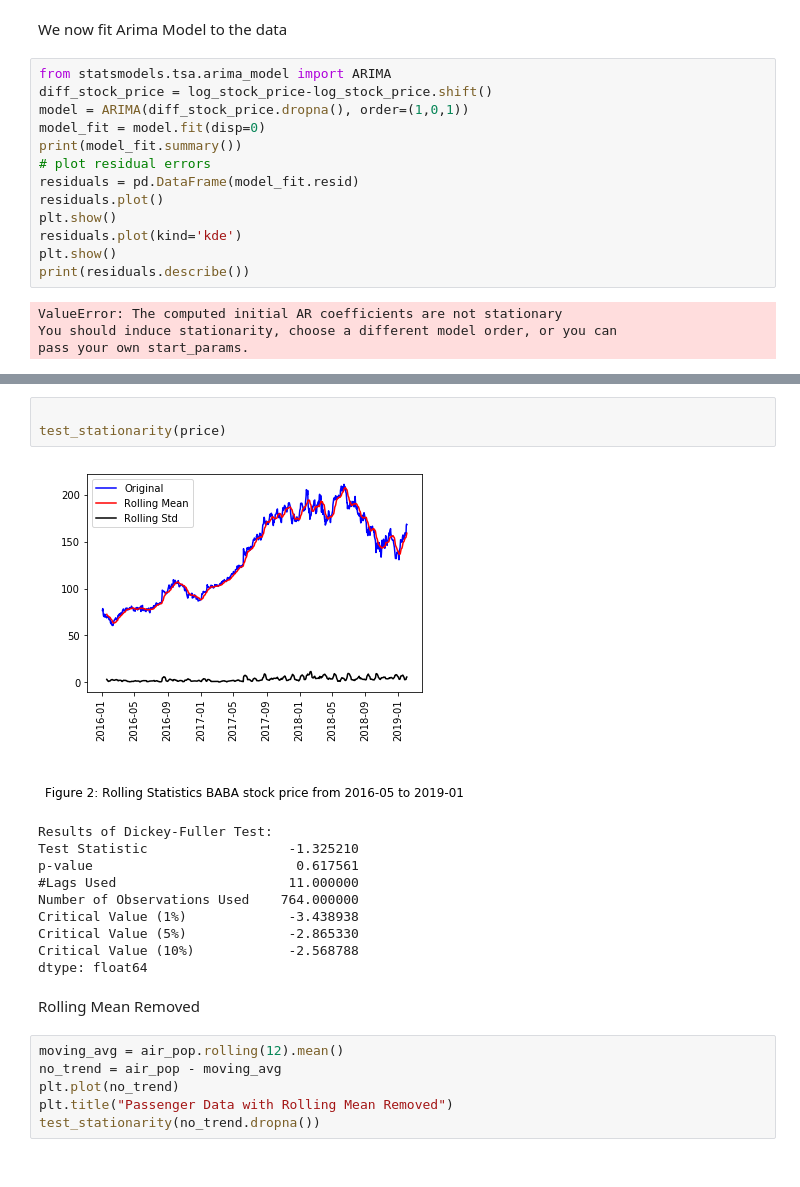
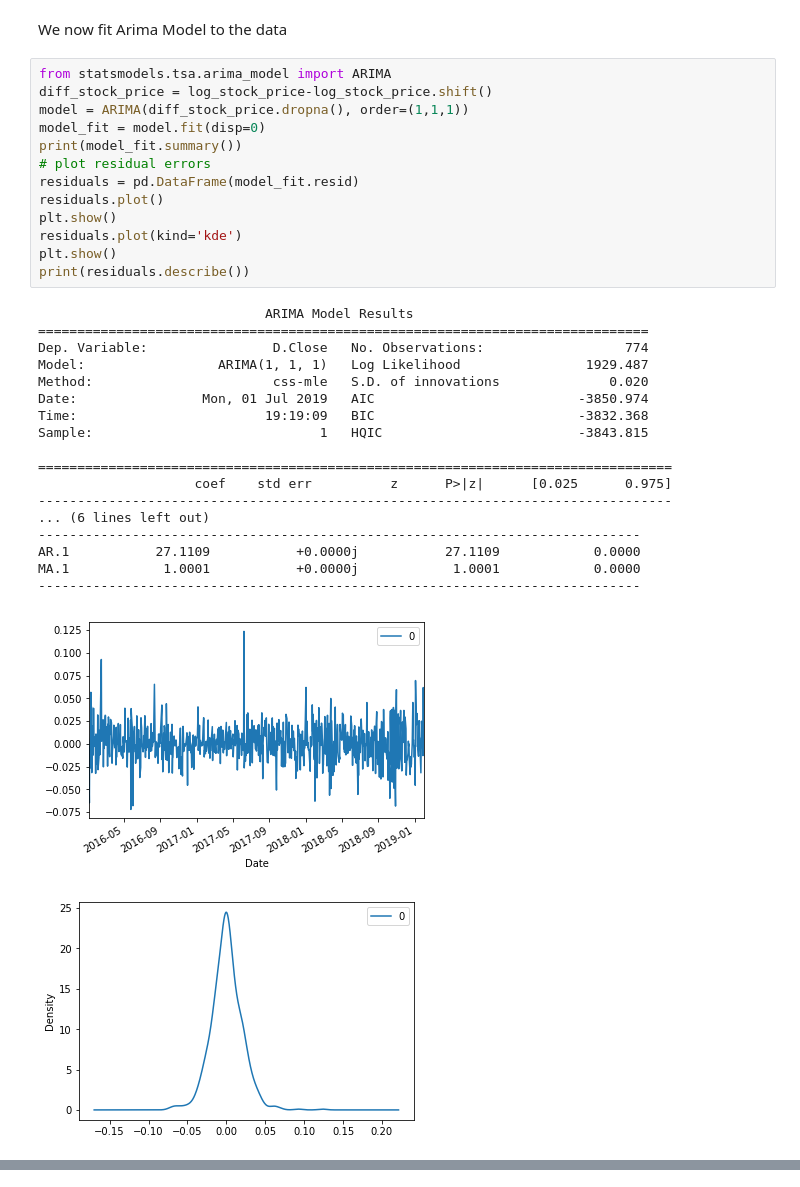
Before and after one commit to rfarhanian/qtw, a Jupyter notebook: week8/ch11code+(3)/ch11/Shon Python Notebook Stock Prices.ipynb, the cells around one changed output, grey strips where cells are left out. Drawn from its saved outputs; the diff is of its cells as text.

Commit message:
Arima code working update

```diff
--- a/week8/ch11code+(3)/ch11/Shon Python Notebook Stock Prices.ipynb
+++ b/week8/ch11code+(3)/ch11/Shon Python Notebook Stock Prices.ipynb
@@ -224,17 +222,33 @@ We now fit Arima Model to the data
 # %%
 from statsmodels.tsa.arima_model import ARIMA
 diff_stock_price = log_stock_price-log_stock_price.shift()
-model = ARIMA(diff_stock_price.dropna(), order=(1,0,1))
+model = ARIMA(diff_stock_price.dropna(), order=(1,1,1))
 model_fit = model.fit(disp=0)
 print(model_fit.summary())
 # plot residual errors
 residuals = pd.DataFrame(model_fit.resid)
 residuals.plot()
 plt.show()
 residuals.plot(kind='kde')
 plt.show()
 print(residuals.describe())
 # %% [output]
-ValueError: The computed initial AR coefficients are not stationary
-You should induce stationarity, choose a different model order, or you can
-pass your own start_params.
+                             ARIMA Model Results
+==============================================================================
+Dep. Variable:                D.Close   No. Observations:                  774
+Model:                 ARIMA(1, 1, 1)   Log Likelihood                1929.487
+Method:                       css-mle   S.D. of innovations              0.020
+Date:                Mon, 01 Jul 2019   AIC                          -3850.974
+Time:                        19:19:09   BIC                          -3832.368
+Sample:                             1   HQIC                         -3843.815
+
+=================================================================================
+                    coef    std err          z      P>|z|      [0.025      0.975]
+---------------------------------------------------------------------------------
+... (6 lines left out)
+-----------------------------------------------------------------------------
+AR.1           27.1109           +0.0000j           27.1109            0.0000
+MA.1            1.0001           +0.0000j            1.0001            0.0000
+-----------------------------------------------------------------------------
+[figure, added]
+[figure, added]
@@ -241,22 +263,0 @@ pass your own start_params.
-# %%
-
-test_stationarity(price)
-# %% [output]
-[figure, removed]
-Results of Dickey-Fuller Test:
-Test Statistic                  -1.325210
-p-value                          0.617561
-#Lags Used                      11.000000
-Number of Observations Used    764.000000
-Critical Value (1%)             -3.438938
-Critical Value (5%)             -2.865330
-Critical Value (10%)            -2.568788
-dtype: float64
-# %% [markdown]
-Rolling Mean Removed
-# %%
-moving_avg = air_pop.rolling(12).mean()
-no_trend = air_pop - moving_avg
-plt.plot(no_trend)
-plt.title("Passenger Data with Rolling Mean Removed")
-test_stationarity(no_trend.dropna())
```
Also changed, not shown: parts of 7 cells of this notebook.
